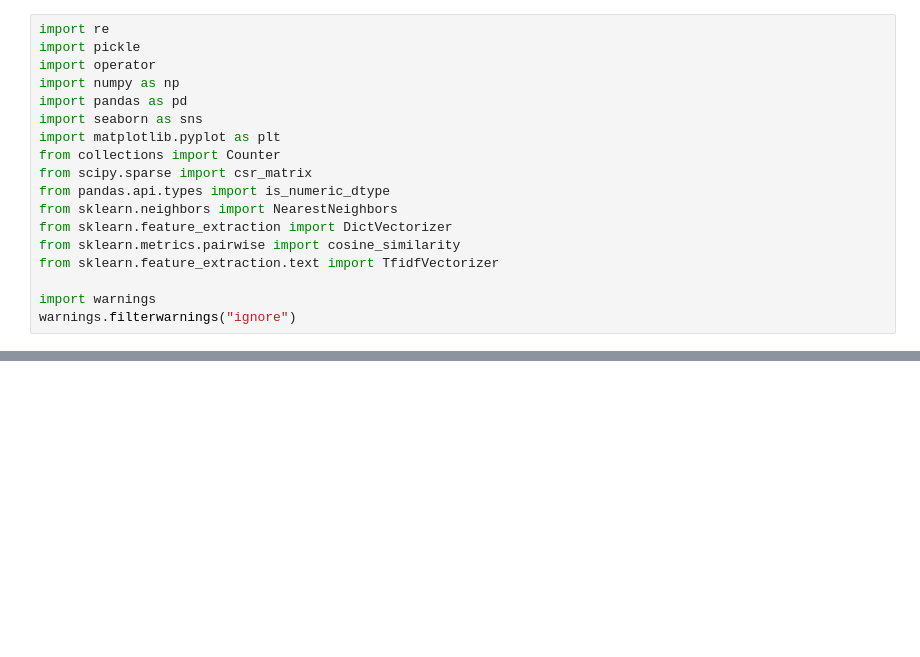
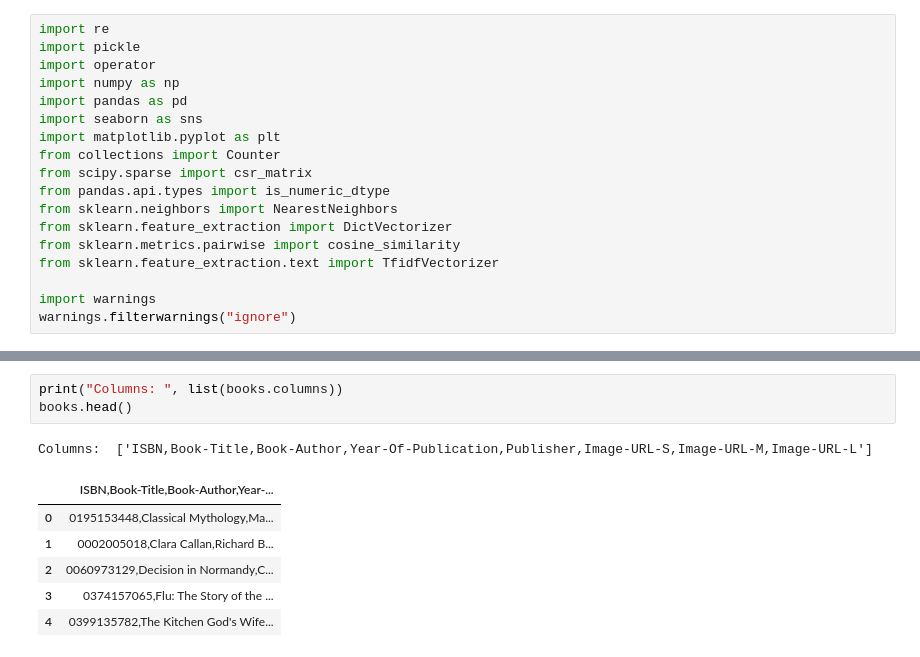
Before and after one commit to Ankita-chouhan-github/Book-Recommendation-System, a Jupyter notebook: Unsupervised_ML_Capstone_Project.ipynb, the cells around one changed output, grey strips where cells are left out. Drawn from its saved outputs; the diff is of its cells as text; blank space fills up the shorter version.

```diff
--- a/Unsupervised_ML_Capstone_Project.ipynb
+++ b/Unsupervised_ML_Capstone_Project.ipynb
@@ -36,0 +45,11 @@ Books-ratings:  (1149780, 1)
+# %%
+print("Columns: ", list(books.columns))
+books.head()
+# %% [output]
+Columns:  ['ISBN,Book-Title,Book-Author,Year-Of-Publication,Publisher,Image-URL-S,Image-URL-M,Image-URL-L']
+|  | ISBN,Book-Title,Book-Author,Year-... |
+| 0 | 0195153448,Classical Mythology,Ma... |
+| 1 | 0002005018,Clara Callan,Richard B... |
+| 2 | 0060973129,Decision in Normandy,C... |
+| 3 | 0374157065,Flu: The Story of the ... |
+| 4 | 0399135782,The Kitchen God's Wife... |
```
Also changed, not shown: parts of 21 cells of this notebook.
